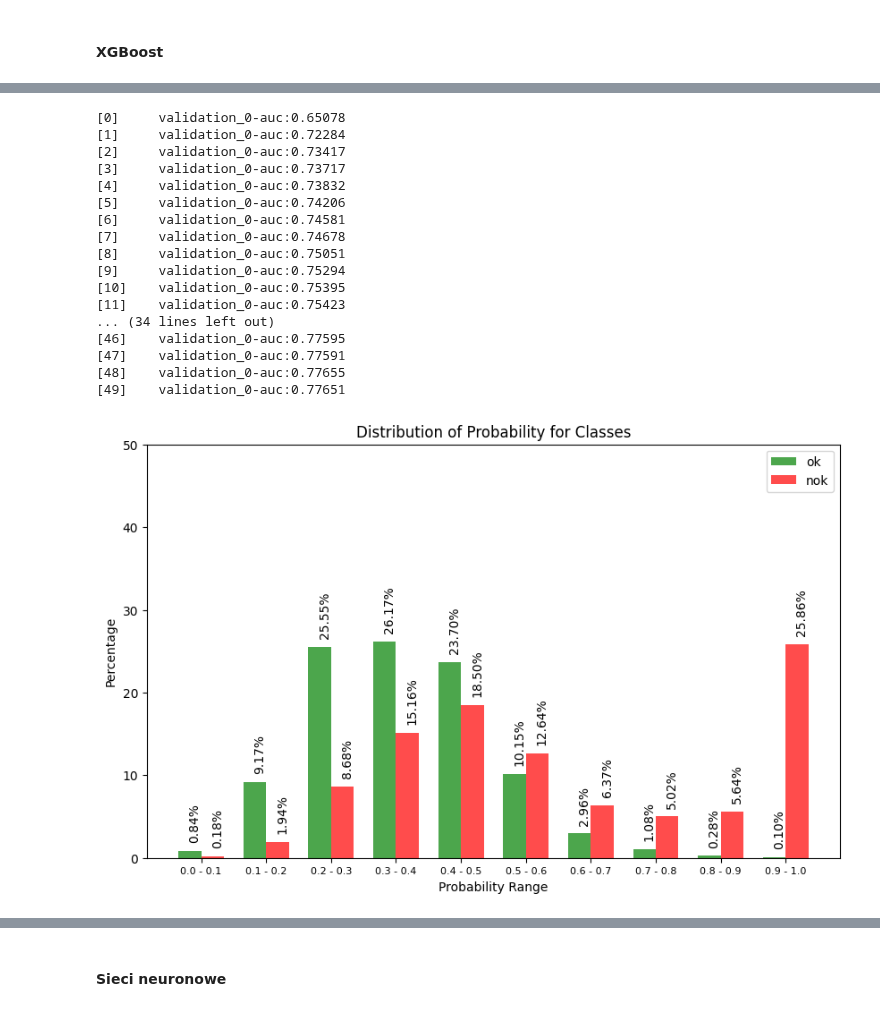
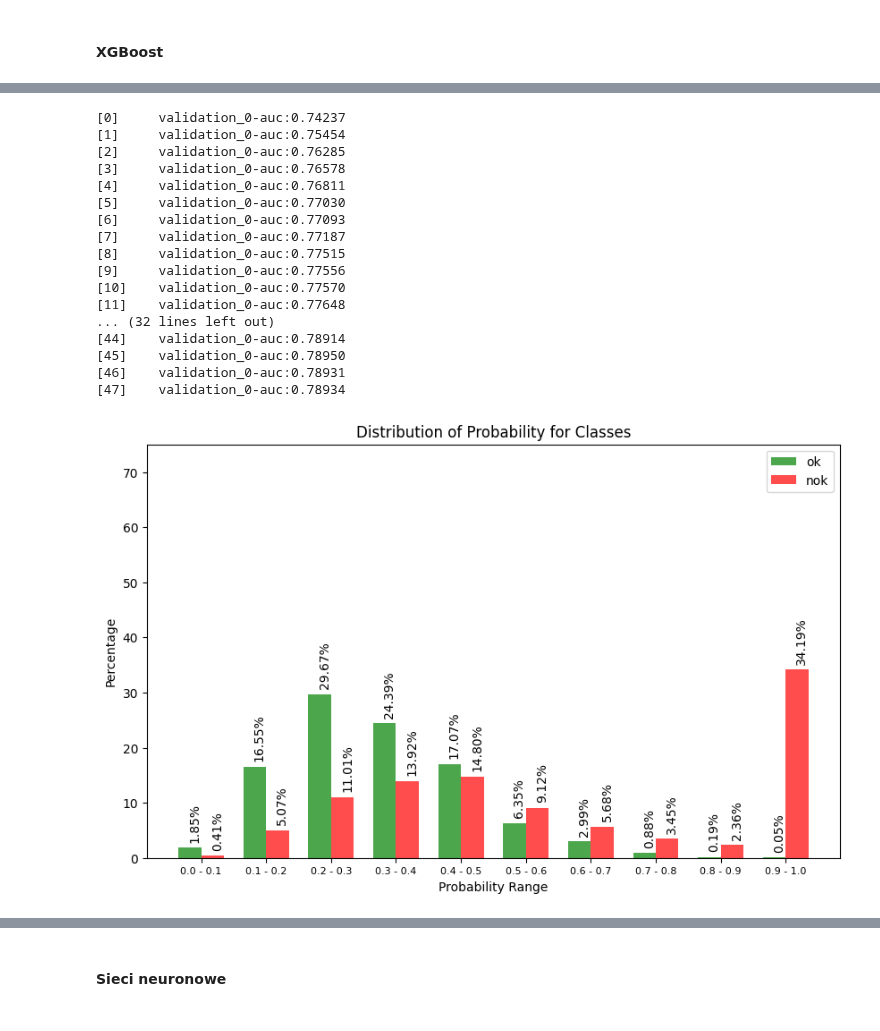
Before and after one commit to kubas99x/predict_quality_of_car_parts, a Jupyter notebook: src/traning_models.ipynb, the cells around one changed output, grey strips where cells are left out. Saved outputs shown, nothing was run; the diff lists cells and outputs as text; code cells hidden in the pictures.

Commit message:
new data and models for specific dgm machine

```diff
--- a/src/traning_models.ipynb
+++ b/src/traning_models.ipynb
@@ -75,0 +35,3 @@ dict_keys(['x_train', 'x_valid', 'x_test', 'y_train', 'y_valid', 'y_test'])
+# %%
+ml_data_dgm9 = read_data_for_traning('dgm9_9')
+ml_data_dgm10 = read_data_for_traning('dgm10_10')
@@ -111,3 +91,3 @@ clf = xgb_model(*ml_data_nn.values(), run_name_="nn_final_model")
 # %%
-clf2 = xgb_model(*ml_data_0_1.values(), run_name_="01_final_model")
+clf_dgm10 = xgb_model(*ml_data_dgm10.values(), run_name_="dgm10")
 # %% [output]
@@ -116,18 +97,18 @@ clf2 = xgb_model(*ml_data_0_1.values(), run_name_="01_final_model")
-[0]     validation_0-auc:0.65078
-[1]     validation_0-auc:0.72284
-[2]     validation_0-auc:0.73417
-[3]     validation_0-auc:0.73717
-[4]     validation_0-auc:0.73832
-[5]     validation_0-auc:0.74206
-[6]     validation_0-auc:0.74581
-[7]     validation_0-auc:0.74678
-[8]     validation_0-auc:0.75051
-[9]     validation_0-auc:0.75294
-[10]    validation_0-auc:0.75395
-[11]    validation_0-auc:0.75423
-... (34 lines left out)
-[46]    validation_0-auc:0.77595
-[47]    validation_0-auc:0.77591
-[48]    validation_0-auc:0.77655
-[49]    validation_0-auc:0.77651
+[0]     validation_0-auc:0.74237
+[1]     validation_0-auc:0.75454
+[2]     validation_0-auc:0.76285
+[3]     validation_0-auc:0.76578
+[4]     validation_0-auc:0.76811
+[5]     validation_0-auc:0.77030
+[6]     validation_0-auc:0.77093
+[7]     validation_0-auc:0.77187
+[8]     validation_0-auc:0.77515
+[9]     validation_0-auc:0.77556
+[10]    validation_0-auc:0.77570
+[11]    validation_0-auc:0.77648
+... (32 lines left out)
+[44]    validation_0-auc:0.78914
+[45]    validation_0-auc:0.78950
+[46]    validation_0-auc:0.78931
+[47]    validation_0-auc:0.78934
-[figure, old version]
+[figure, new version]
```
Also changed, not shown: parts of 8 cells of this notebook, 4 other files.
